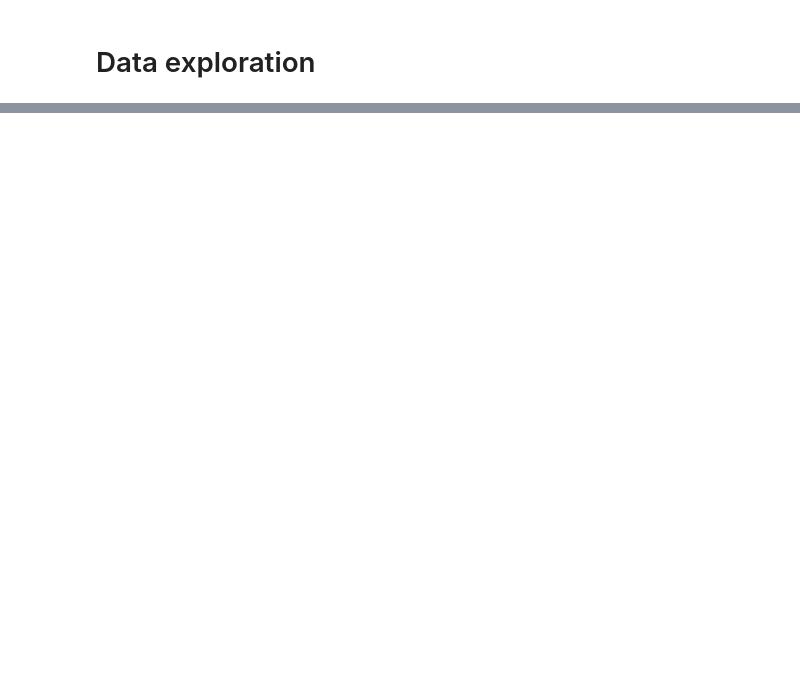
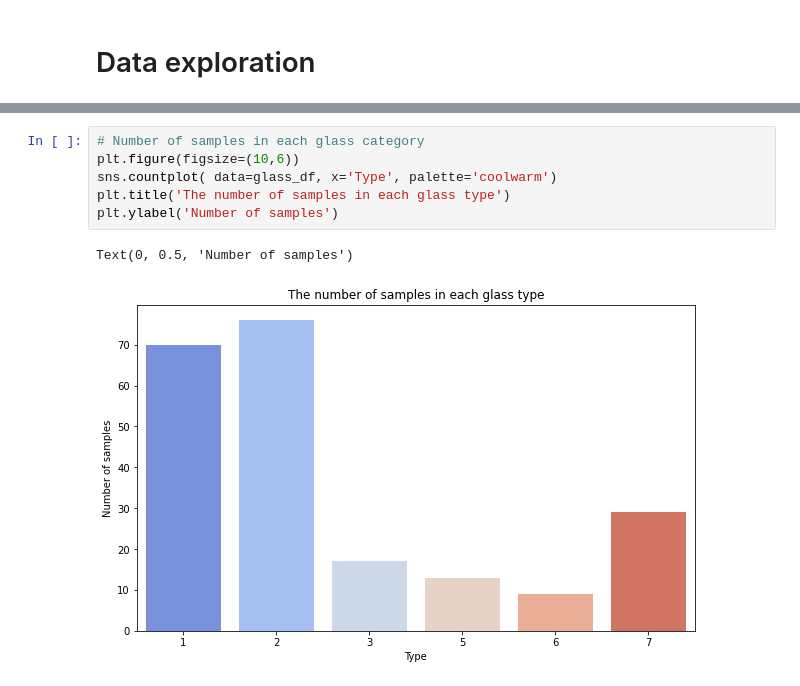
Before and after one commit to xian-94/ds_asm2_clustering, a Jupyter notebook: assignment2.ipynb, the cells around one changed output, grey strips where cells are left out. Cells and saved outputs as stored; diff of their text form; blank space fills up the shorter version.

```diff
--- a/assignment2.ipynb
+++ b/assignment2.ipynb
@@ -158,0 +217,9 @@ Text(0.5, 0.98, 'Chemical element distribution in glass')
+# %%
+# Number of samples in each glass category
+plt.figure(figsize=(10,6))
+sns.countplot( data=glass_df, x='Type', palette='coolwarm')
+plt.title('The number of samples in each glass type')
+plt.ylabel('Number of samples')
+# %% [output]
+Text(0, 0.5, 'Number of samples')
+[figure, added]
```
Also changed, not shown: parts of 47 cells of this notebook.
